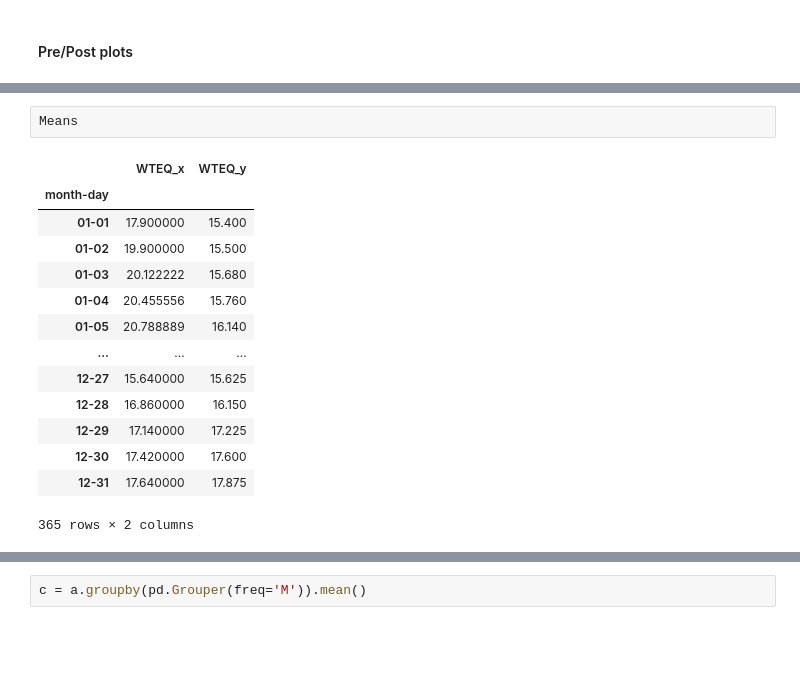
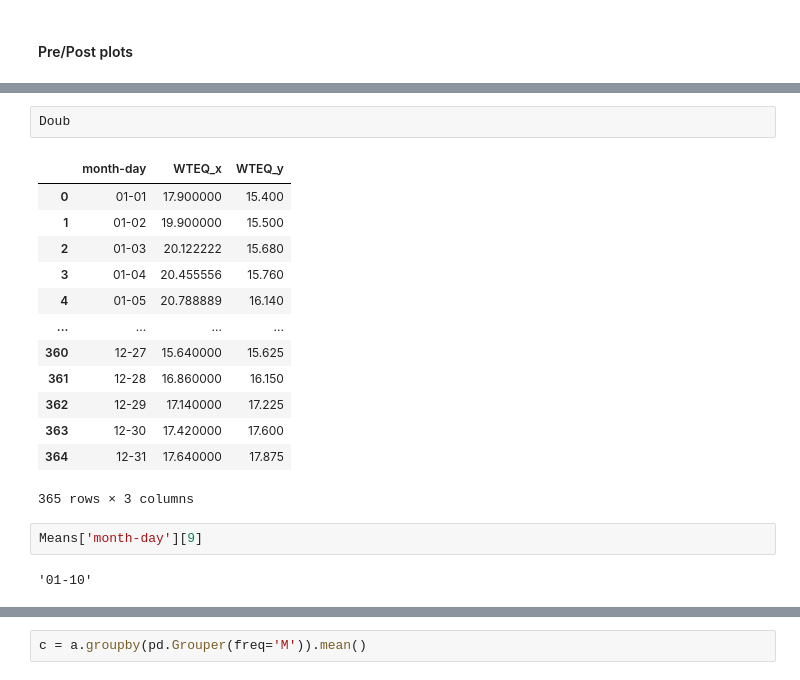
Before and after one commit to geoskimoto/SNOTEL-Change-Detection, a Jupyter notebook: ChangeDetection.ipynb, the cells around one changed output, grey strips where cells are left out. Drawn from its saved outputs; the diff is of its cells as text; blank space fills up the shorter version.

```diff
--- a/ChangeDetection.ipynb
+++ b/ChangeDetection.ipynb
@@ -276,20 +286,23 @@ a = PrePostPlots(['908:WA:SNTL'], 'WTEQ','11/25/2005', '12/18/2019', '01/01/2015
-# %%
-Means
-# %% [output]
-|  | WTEQ_x | WTEQ_y |
-| month-day |  |  |
-| 01-01 | 17.900000 | 15.400 |
-| 01-02 | 19.900000 | 15.500 |
-| 01-03 | 20.122222 | 15.680 |
-| 01-04 | 20.455556 | 15.760 |
-| 01-05 | 20.788889 | 16.140 |
-| ... | ... | ... |
-| 12-27 | 15.640000 | 15.625 |
-| 12-28 | 16.860000 | 16.150 |
-| 12-29 | 17.140000 | 17.225 |
-| 12-30 | 17.420000 | 17.600 |
-| 12-31 | 17.640000 | 17.875 |
-365 rows × 2 columns
+# %%
+Doub
+# %% [output]
+|  | month-day | WTEQ_x | WTEQ_y |
+| 0 | 01-01 | 17.900000 | 15.400 |
+| 1 | 01-02 | 19.900000 | 15.500 |
+| 2 | 01-03 | 20.122222 | 15.680 |
+| 3 | 01-04 | 20.455556 | 15.760 |
+| 4 | 01-05 | 20.788889 | 16.140 |
+| ... | ... | ... | ... |
+| 360 | 12-27 | 15.640000 | 15.625 |
+| 361 | 12-28 | 16.860000 | 16.150 |
+| 362 | 12-29 | 17.140000 | 17.225 |
+| 363 | 12-30 | 17.420000 | 17.600 |
+| 364 | 12-31 | 17.640000 | 17.875 |
+365 rows × 3 columns
+# %%
+Means['month-day'][9]
+# %% [output]
+'01-10'
 # %%
 pd.to_datetime(a.index)
 # %% [output]
```
Also changed, not shown: parts of 4 cells of this notebook.
